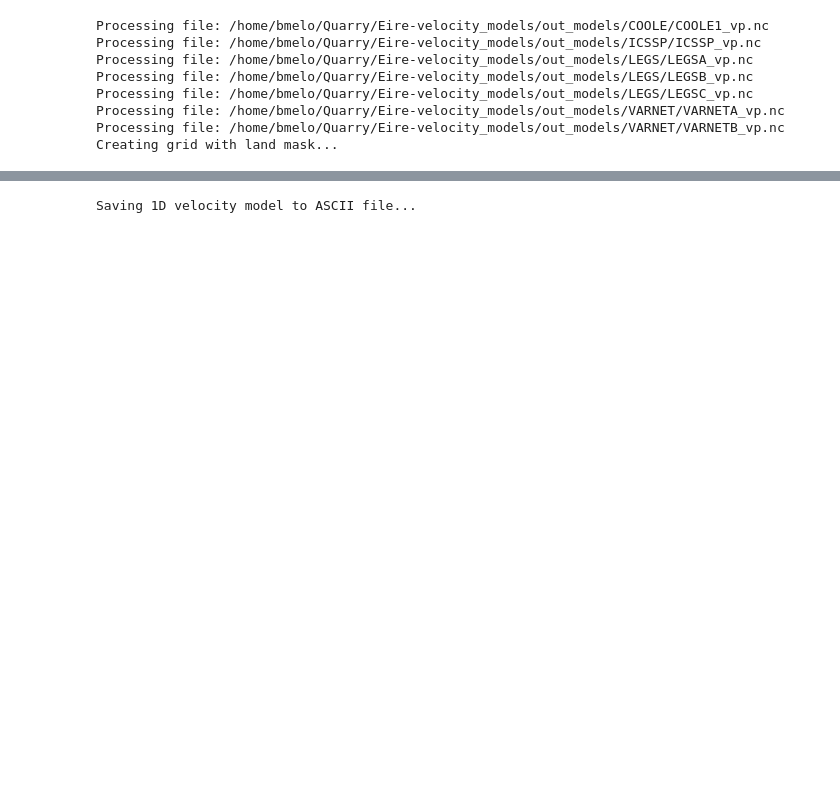
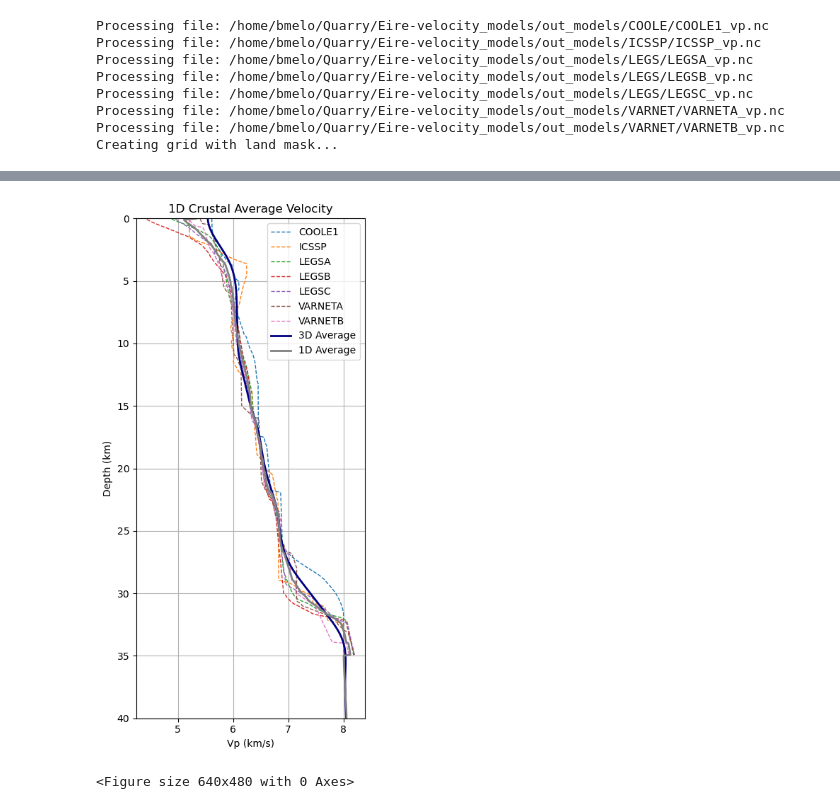
Before and after one commit to bru-melo/legacy-lines, a Jupyter notebook: interpolate-3D.ipynb, the cells around one changed output, grey strips where cells are left out. Saved outputs shown, nothing was run; the diff lists cells and outputs as text; code cells hidden in the pictures; blank space fills up the shorter version.

```diff
--- a/interpolate-3D.ipynb
+++ b/interpolate-3D.ipynb
@@ -41,6 +52,17 @@ for f in profile_files:
     valid_idx = z >= 0
     z = z[valid_idx]
     vp = vp[valid_idx, :]       # shape: (z, x)
+
+    for xi in range(vp.shape[1]):
+        col = vp[:, xi]
+        valid = np.isfinite(col)
+        if not np.any(valid):
+            continue
+        last_idx = np.where(valid)[0][-1]
+        last_val = col[last_idx]
+        if last_idx < len(col) - 1:
+            col[last_idx+1:] = last_val
+        vp[:, xi] = col
 
     # --- Generate coordinate grids to match vp ---
     lon2d, z2d = np.meshgrid(lon, z)  # shape: (z, x)
@@ -310,17 +261,20 @@ Calculate and plot 1D velocity average...
-# %%
-print("Saving 1D velocity model to ASCII file...")
-Ngrid = n_rtp
-# Create custom ASCII file in the format lon, lat, dep, velocity
-with open(folder + "interpolated/vp_1d_full.txt", "w") as f:
-    for k in range(Ngrid[2]):
-        for j in range(Ngrid[1]):
-            for i in range(Ngrid[0]):
-                if not np.isnan(vp_1d[k]):  # Only include non-NaN values
-                    f.write(f"{lon[i]} {lat[j]} {z[k]} {vp_1d[k]}\n")
-
-with open(folder + "interpolated/vp_1d_simple.txt", "w") as f:
-    for k in range(Ngrid[2]):
-        if not np.isnan(vp_1d[k]):
-            f.write(f"{z[k]} {vp_1d[k]}\n")
-# %% [output]
-Saving 1D velocity model to ASCII file...
+# %%
+# --- Plot the result ---
+plt.figure(figsize=(4, 8))
+for i, (z_2d, vp_2d_avg, tag) in enumerate(profile_averages):
+    plt.plot(vp_2d_avg, z_2d, linestyle='--' ,lw=1, label=tag)
+plt.plot(vp_1d, z, color='navy', lw=2, label="3D Average")
+plt.plot(vp_mean_all, z_common, color='gray', lw=2, label="1D Average")
+plt.gca().invert_yaxis()
+plt.xlabel("Vp (km/s)")
+plt.ylabel("Depth (km)")
+plt.ylim(40,0)
+plt.grid(True)
+plt.title("1D Crustal Average Velocity")
+plt.legend()
+plt.tight_layout()
+plt.show()
+plt.savefig(folder + "interpolated/vp_1D.png", dpi=300)
+# %% [output]
+[figure, added]
+<Figure size 640x480 with 0 Axes>
```
Also changed, not shown: parts of 10 cells of this notebook, 2 other files.
